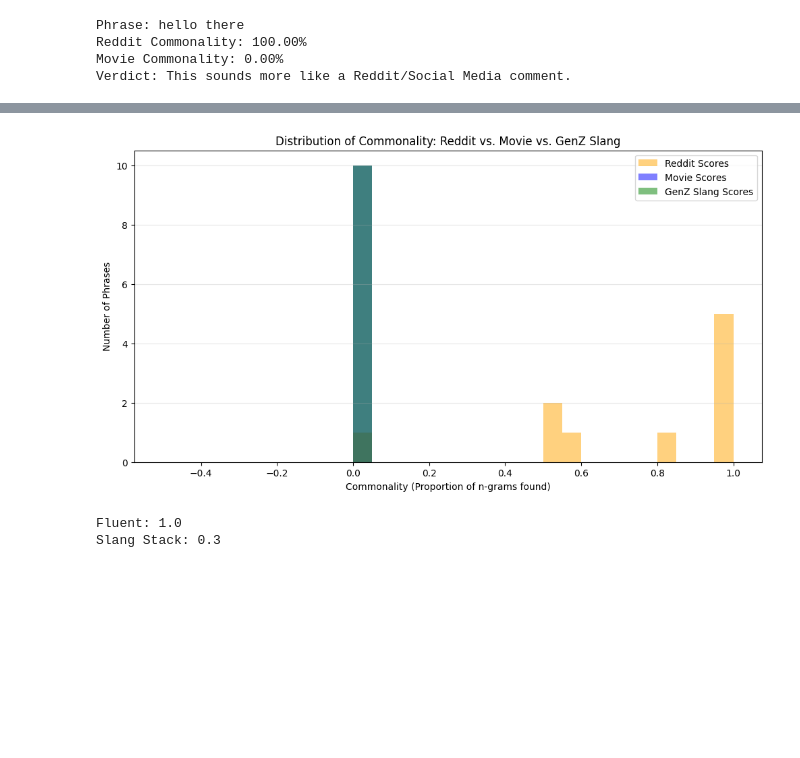
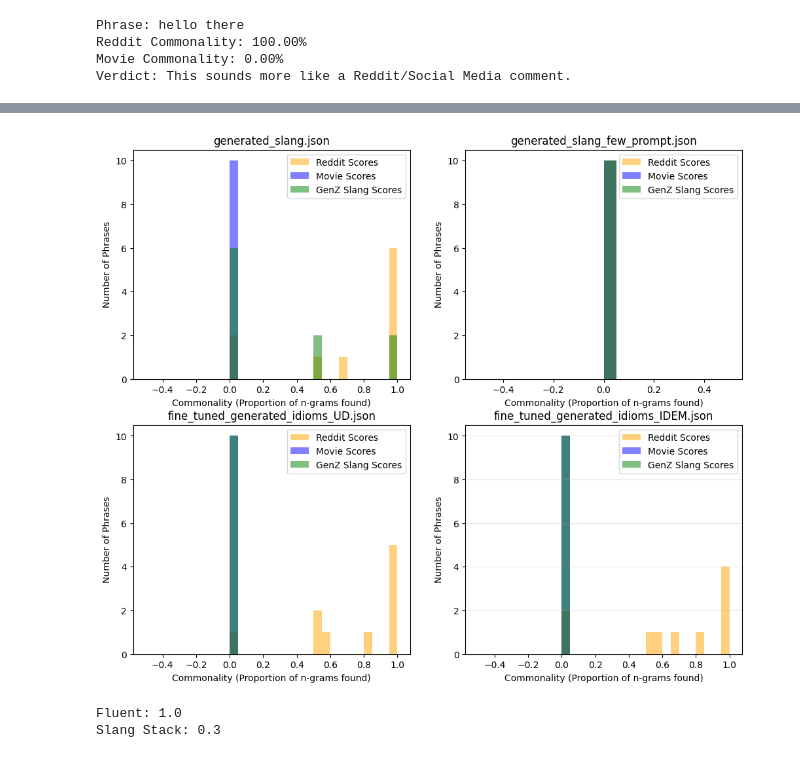
Before and after one commit to Brock555555/175Project, a Jupyter notebook: New_Eval.ipynb, the cells around one changed output, grey strips where cells are left out. Drawn from its saved outputs; the diff is of its cells as text; code cells hidden in the pictures; blank space fills up the shorter version.

Commit message:
Lots of graphs added

```diff
--- a/New_Eval.ipynb
+++ b/New_Eval.ipynb
@@ -395,8 +482,16 @@ List of Unique Words:
 # %%
-reddit_scores = []
+fig, axs = plt.subplots(2, 2, figsize=(12, 10))
 
-for i in multi_worded[:10]:
-    score = reddit_calculate_uniqueness(i, 2, corpus_ngram_freq)
-    reddit_scores.append(score)
-    print(f"Reddit Commonality Score: {i} {score:.2%}")
+for ax, (file, multi_worded) in zip(axs.flatten(), zip(files, total_multis)):
+    reddit_scores = []
+    for phrase in multi_worded[:10]:  # Just check the first 10 for brevity
+        score = reddit_calculate_uniqueness(phrase, 2, corpus_ngram_freq)
+        reddit_scores.append(score)
+
+    ax.hist(reddit_scores, bins=10, edgecolor='black')
+    ax.set_title(file)
+    ax.set_xlabel("Reddit Commonality Score")
+    ax.set_ylabel("Frequency")
+plt.tight_layout()
+plt.show()
 # %% [output]
@@ -563,45 +640,47 @@ Total unique bigrams in corpus: 8513
 Expression: 'no cap that video was fire'
 Slang Commonality: 40.00%
 # %%
-r_scores = []
-m_scores = []
-g_scores = []
-rvm = [] # 0: Reddit, 1: Movie, 2: GenZ (Slang)
+fig, axs = plt.subplots(2, 2, figsize=(12, 10))
 
-for phrase in multi_worded[:10]:
-    r_score = calculate_corpus_score(phrase, 2, reddit_freq)
-    m_score = calculate_corpus_score(phrase, 2, movie_freq)
-    g_score = calculate_slang_commonality(phrase, 2, corpus_ngram_freq)
+for ax, (file, multi_worded) in zip(axs.flatten(), zip(files, total_multis)):
 
-    r_scores.append(r_score)
-    m_scores.append(m_score)
-    g_scores.append(g_score)
+    r_scores = []
+    m_scores = []
+    g_scores = []
+    rvm = [] # 0: Reddit, 1: Movie, 2: GenZ (Slang)
 
-    # --- Classification Logic ---
-    # Priority 1: If it's heavy on GenZ slang
-    if g_score > 0.4:
-        rvm.append(2) # GenZ / Slang
-    # Priority 2: Standard Reddit vs Movie comparison
-    elif r_score > m_score:
-        rvm.append(0) # Reddit
-    else:
-        rvm.append(1) # Movie
+    for phrase in multi_worded[:10]:
+        r_score = calculate_corpus_score(phrase, 2, reddit_freq)
+        m_score = calculate_corpus_score(phrase, 2, movie_freq)
+        g_score = calculate_slang_commonality(phrase, 2, corpus_ngram_freq)
 
-plt.figure(figsize=(12, 6))
+        r_scores.append(r_score)
+        m_scores.append(m_score)
+        g_scores.append(g_score)
 
-# Plotting all three distributions
-plt.hist(r_scores, bins=20, alpha=0.5, label='Reddit Scores', color='orange')
-plt.hist(m_scores, bins=20, alpha=0.5, label='Movie Scores', color='blue')
-plt.hist(g_scores, bins=20, alpha=0.5, label='GenZ Slang Scores', color='green')
+        # --- Classification Logic ---
+        # Priority 1: If it's heavy on GenZ slang
+        if g_score > 0.4:
+            rvm.append(2) # GenZ / Slang
+        # Priority 2: Standard Reddit vs Movie comparison
+        elif r_score > m_score:
+            rvm.append(0) # Reddit
+        else:
+            rvm.append(1) # Movie
 
-plt.xlabel('Commonality (Proportion of n-grams found)')
-plt.ylabel('Number of Phrases')
-plt.title('Distribution of Commonality: Reddit vs. Movie vs. GenZ Slang')
-plt.legend()
+    # Plotting all three distributions
+    ax.hist(r_scores, bins=20, alpha=0.5, label='Reddit Scores', color='orange')
+    ax.hist(m_scores, bins=20, alpha=0.5, label='Movie Scores', color='blue')
+    ax.hist(g_scores, bins=20, alpha=0.5, label='GenZ Slang Scores', color='green')
+
+    ax.set_xlabel('Commonality (Proportion of n-grams found)')
+    ax.set_ylabel('Number of Phrases')
+    ax.set_title(file)
+    ax.legend()
 plt.grid(axis='y', alpha=0.3)
 plt.show()
 # %% [output]
-[figure, old version]
+[figure, new version]
 # %%
 #new semantic fluency baseline, Syntactic Density Metric - Surface-Level Linguistic Analysis
 #Uses POS patterns to check for "illegal" grammatical moves.
```
Also changed, not shown: parts of 23 cells of this notebook, 3 other files.
